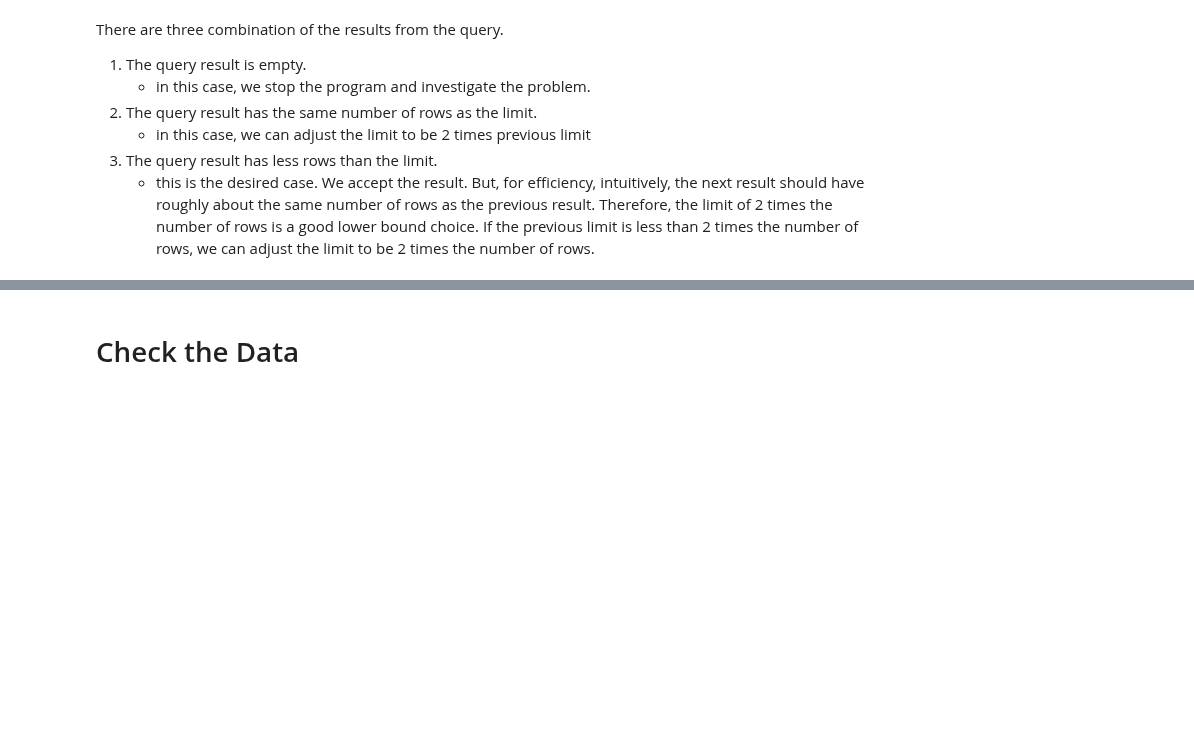
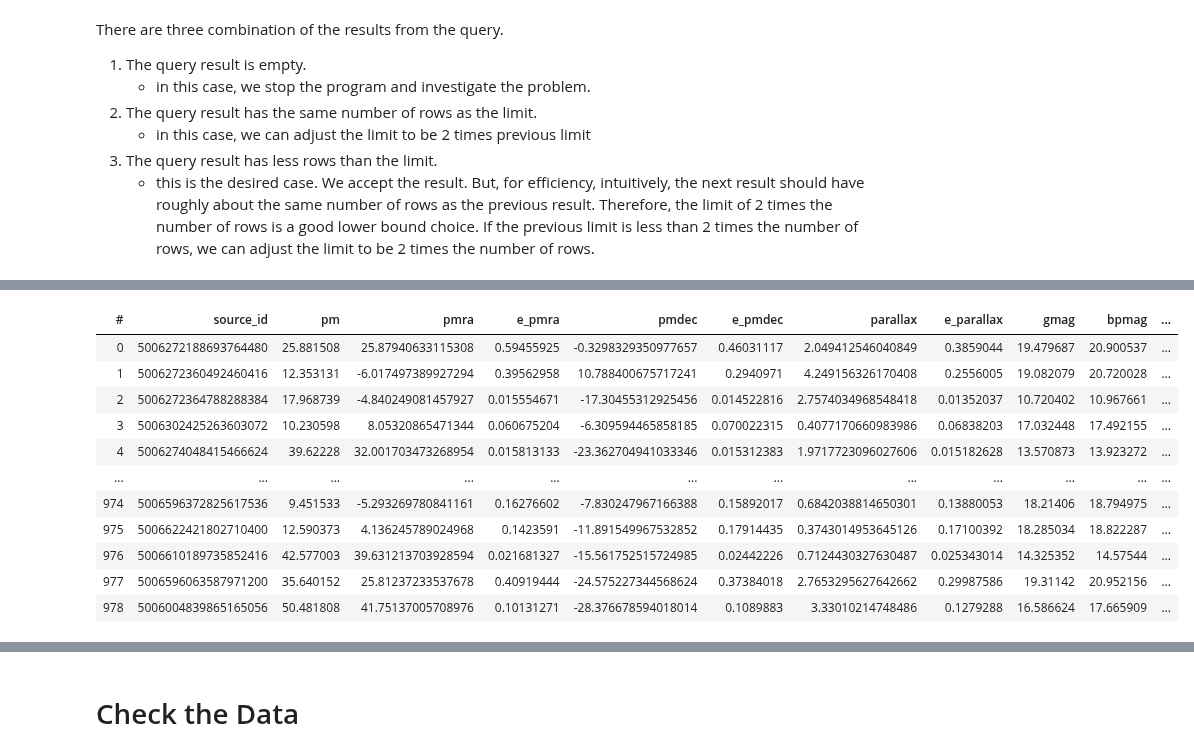
Before and after one commit to Alisyaifudin/Thesis-Project, a Jupyter notebook: 1_Collecting_Data/1.1. Gaia DR3 and 2MASS.ipynb, the cells around one changed output, grey strips where cells are left out. Saved outputs shown, nothing was run; the diff lists cells and outputs as text; code cells hidden in the pictures; blank space fills up the shorter version.

```diff
--- a/1_Collecting_Data/1.1. Gaia DR3 and 2MASS.ipynb
+++ b/1_Collecting_Data/1.1. Gaia DR3 and 2MASS.ipynb
@@ -846,0 +919,15 @@ export(hdf5) [########################################] 100.00% elapsed time  :
+# %%
+df_gaia
+# %% [output]
+| # | source_id | pm | pmra | e_pmra | pmdec | e_pmdec | parallax | e_parallax | gmag | bpmag | ... |
+| 0 | 5006272188693764480 | 25.881508 | 25.87940633115308 | 0.59455925 | -0.3298329350977657 | 0.46031117 | 2.049412546040849 | 0.3859044 | 19.479687 | 20.900537 | ... |
+| 1 | 5006272360492460416 | 12.353131 | -6.017497389927294 | 0.39562958 | 10.788400675717241 | 0.2940971 | 4.249156326170408 | 0.2556005 | 19.082079 | 20.720028 | ... |
+| 2 | 5006272364788288384 | 17.968739 | -4.840249081457927 | 0.015554671 | -17.30455312925456 | 0.014522816 | 2.7574034968548418 | 0.01352037 | 10.720402 | 10.967661 | ... |
+| 3 | 5006302425263603072 | 10.230598 | 8.05320865471344 | 0.060675204 | -6.309594465858185 | 0.070022315 | 0.4077170660983986 | 0.06838203 | 17.032448 | 17.492155 | ... |
+| 4 | 5006274048415466624 | 39.62228 | 32.001703473268954 | 0.015813133 | -23.362704941033346 | 0.015312383 | 1.9717723096027606 | 0.015182628 | 13.570873 | 13.923272 | ... |
+| ... | ... | ... | ... | ... | ... | ... | ... | ... | ... | ... | ... |
+| 974 | 5006596372825617536 | 9.451533 | -5.293269780841161 | 0.16276602 | -7.830247967166388 | 0.15892017 | 0.6842038814650301 | 0.13880053 | 18.21406 | 18.794975 | ... |
+| 975 | 5006622421802710400 | 12.590373 | 4.136245789024968 | 0.1423591 | -11.891549967532852 | 0.17914435 | 0.3743014953645126 | 0.17100392 | 18.285034 | 18.822287 | ... |
+| 976 | 5006610189735852416 | 42.577003 | 39.631213703928594 | 0.021681327 | -15.561752515724985 | 0.02442226 | 0.7124430327630487 | 0.025343014 | 14.325352 | 14.57544 | ... |
+| 977 | 5006596063587971200 | 35.640152 | 25.81237233537678 | 0.40919444 | -24.575227344568624 | 0.37384018 | 2.7653295627642662 | 0.29987586 | 19.31142 | 20.952156 | ... |
+| 978 | 5006004839865165056 | 50.481808 | 41.75137005708976 | 0.10131271 | -28.376678594018014 | 0.1089883 | 3.33010214748486 | 0.1279288 | 16.586624 | 17.665909 | ... |
```
Also changed, not shown: parts of 9 cells of this notebook, 1 other file.
